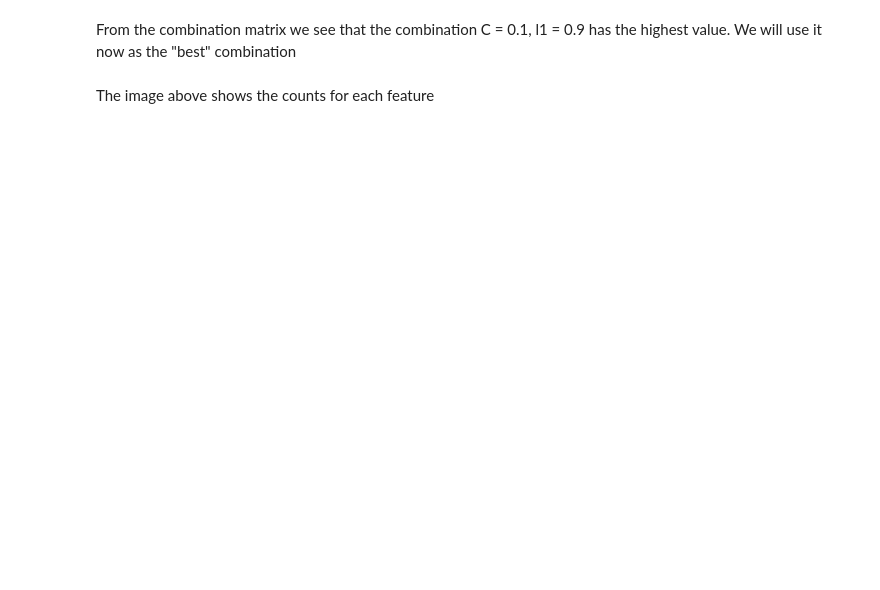
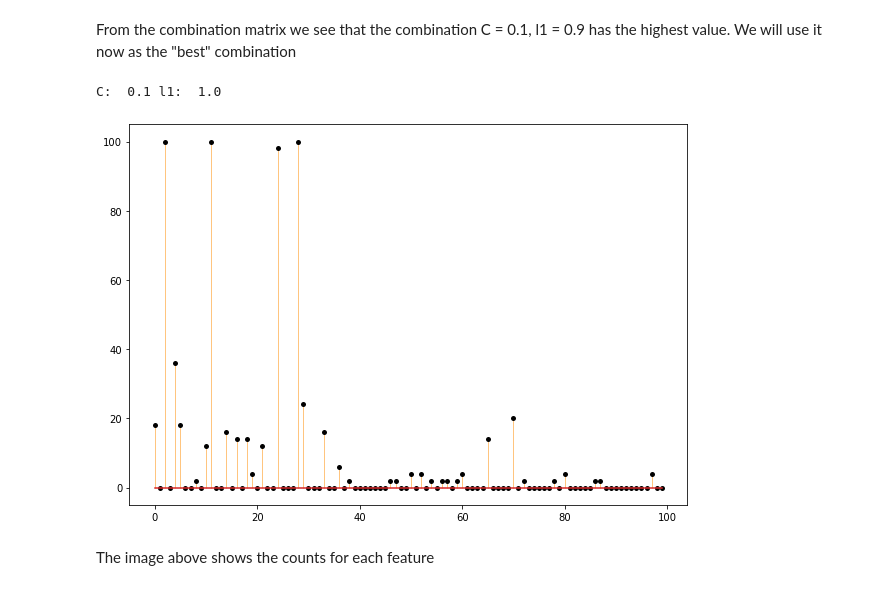
Before and after one commit to NMBU-Data-Science/RENT, a Jupyter notebook: src/RENT/Example.ipynb, the cells around one changed output. Saved outputs shown, nothing was run; the diff lists cells and outputs as text; code cells hidden in the pictures; blank space fills up the shorter version.

```diff
--- a/src/RENT/Example.ipynb
+++ b/src/RENT/Example.ipynb
@@ -41,21 +44,20 @@ RENT offers different settings which are described in the RENT_parallel file. Th
 # %%
 import RENT_parallel as fs
 # C parameters you would like to try
-my_reg_params = [0.1, 1]
-# l1-strengths you would like to try
-my_l1_params = [0.5, 0.9]
+my_C_params = [0.1,1,10]
+# l1-ratios you would like to try
+my_l1_ratios = [0, 0.1, 0.25, 0.5, 0.75, 0.9, 1]
 
 analysis = fs.RENT(data=data,
                                 target=labels,
                                 feat_names=data.columns,
-                                reg_params=my_reg_params,
+                                C=my_C_params,
                                 poly='OFF',
                                 scoring='f1',
                                 clf='logreg',
                                 testsize_range=(0.25, 0.25),
-                                num_tt=20,
-                                num_w_init=1,
-                                l1_params = my_l1_params,
+                                num_tt=50,
+                                l1_ratios = my_l1_ratios,
                                 verbose = 0)
 
 
@@ -92,10 +119,13 @@ From the combination matrix we see that the combination C = 0.1, l1 = 0.9 has th
 # %%
 best_combi_row, best_combi_col  =np.where(combi == np.nanmax(combi.values))
 l1 = combi.index[np.nanmax(best_combi_row)]
 C = combi.columns[np.nanmin(best_combi_col)]
 print("C: ", C, "l1: ", l1)
 
-summary_spec_weights, sel_feat_df, variables = analysis.get_spec_weights_summary(reg_param=C, l1_param=l1, cutoff_perc=0.9, cutoff_means_ratio=0.9, cutoff_mean_std_ratio=0.975,  sel_approach = "new")
+summary_spec_weights, sel_feat_df, variables = analysis.get_spec_weights_summary(C=C, l1_ratio=l1, tau_1=0.9, tau_2=0.9, tau_3=0.975)
+# %% [output]
+C:  0.1 l1:  1.0
+[figure, added]
 # %% [markdown]
 The image above shows the counts for each feature
 # %%
```
Also changed, not shown: parts of 14 cells of this notebook.
